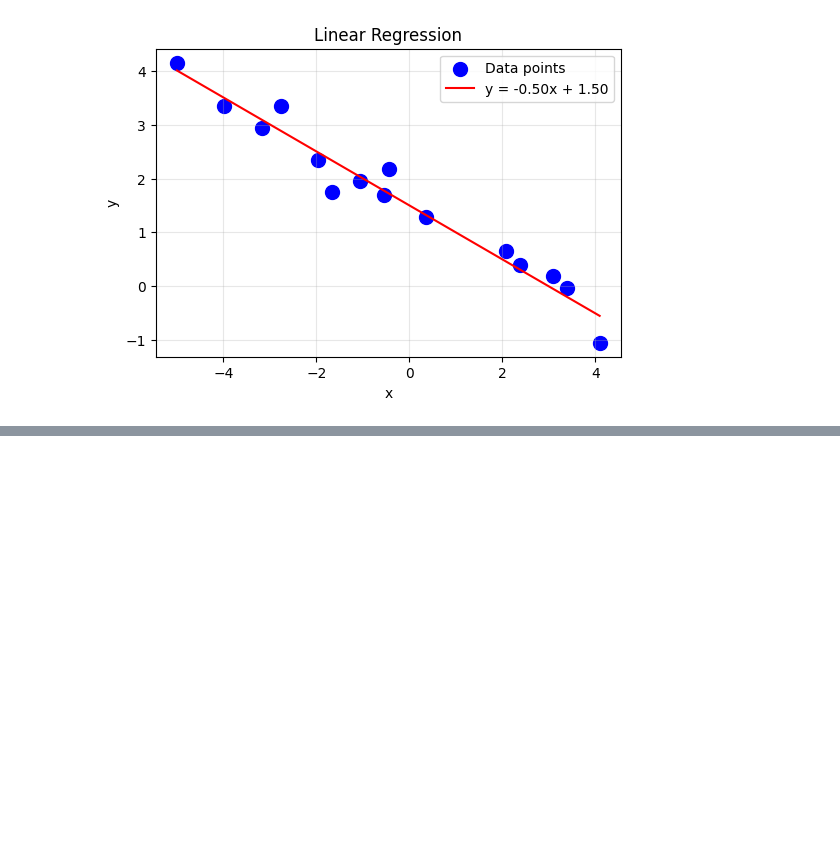
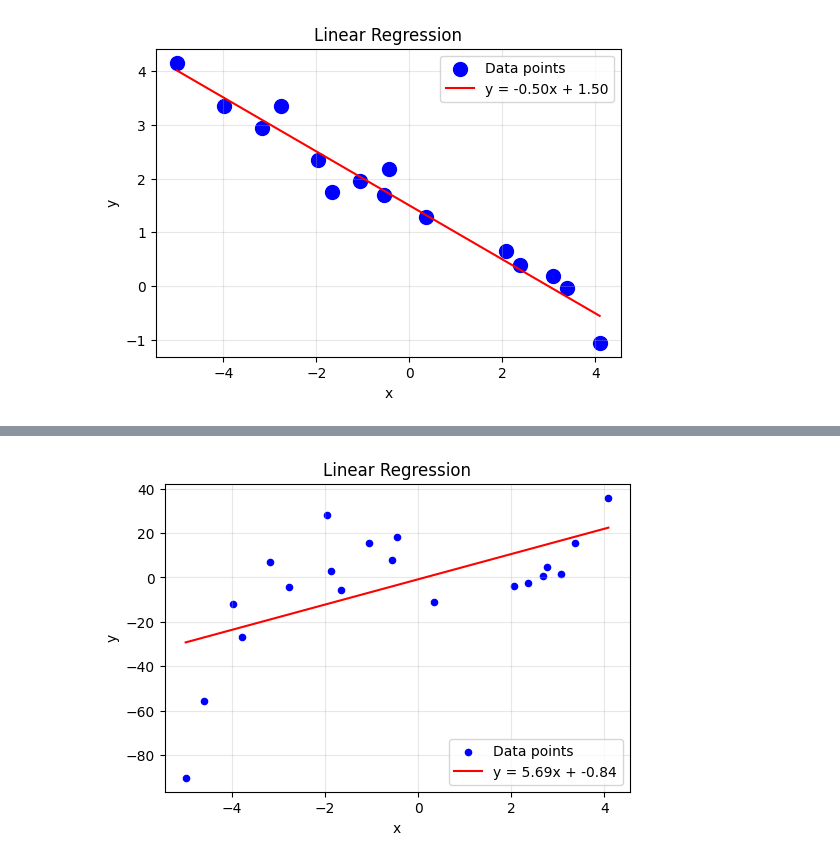
Before and after one commit to ztjona/taller-m-nimos-cuadrados, a Jupyter notebook: min_sqrt.ipynb, the cells around one changed output, grey strips where cells are left out. Drawn from its saved outputs; the diff is of its cells as text; code cells hidden in the pictures; blank space fills up the shorter version.

Commit message:
:bug: upload dataset 2 with line interpolation that is not adequate

```diff
--- a/min_sqrt.ipynb
+++ b/min_sqrt.ipynb
@@ -186,0 +244,3 @@ plt.show()
+# %%
+m, b = ajustar_min_cuadrados(xs, ys, gradiente=[der_parcial_1, der_parcial_0])
+print(f"m: {m}, b: {b}")
@@ -186,0 +250,19 @@ plt.show()
+# %%
+plt.figure(figsize=(6, 4))
+
+# Plot the original data points
+plt.scatter(xs, ys, color="blue", label="Data points", s=20)
+
+# Plot the fitted line
+x_line = np.linspace(min(xs), max(xs), 100)
+y_line = m * x_line + b
+plt.plot(x_line, y_line, color="red", label=f"y = {m:.2f}x + {b:.2f}")
+
+plt.xlabel("x")
+plt.ylabel("y")
+plt.title("Linear Regression")
+plt.legend()
+plt.grid(True, alpha=0.3)
+plt.show()
+# %% [output]
+[figure, added]
```
Also changed, not shown: parts of 4 cells of this notebook.
